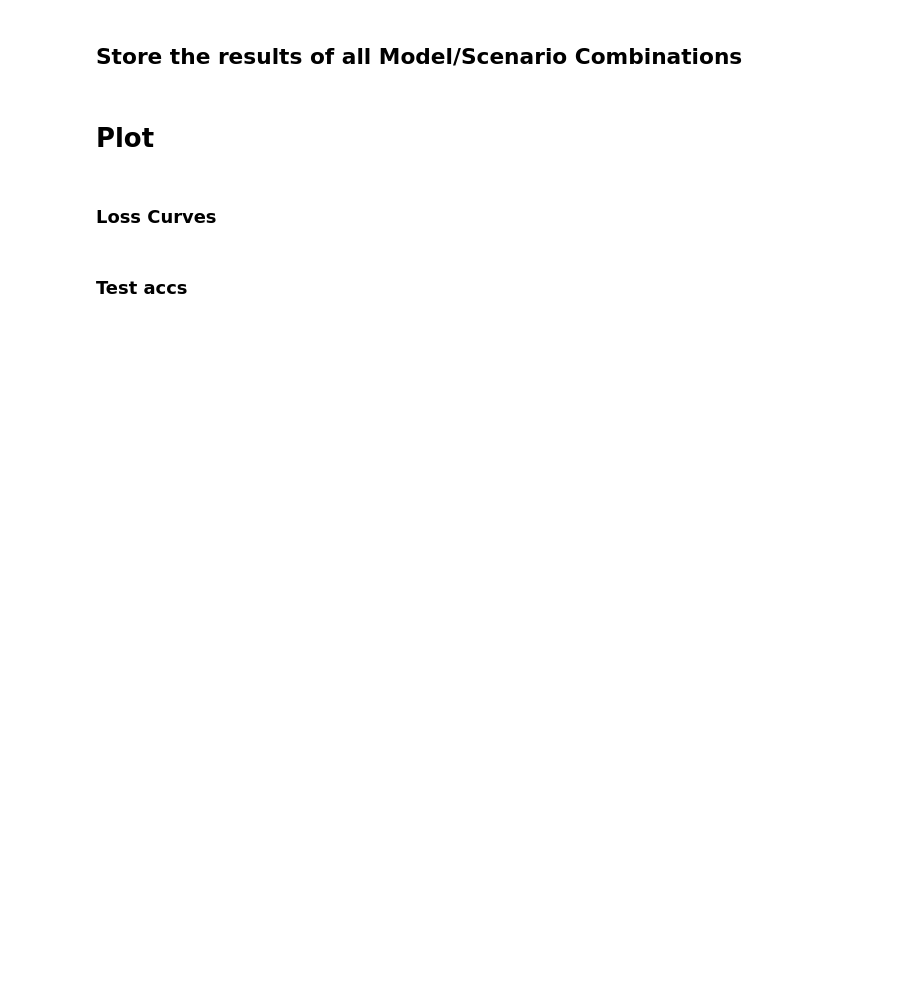
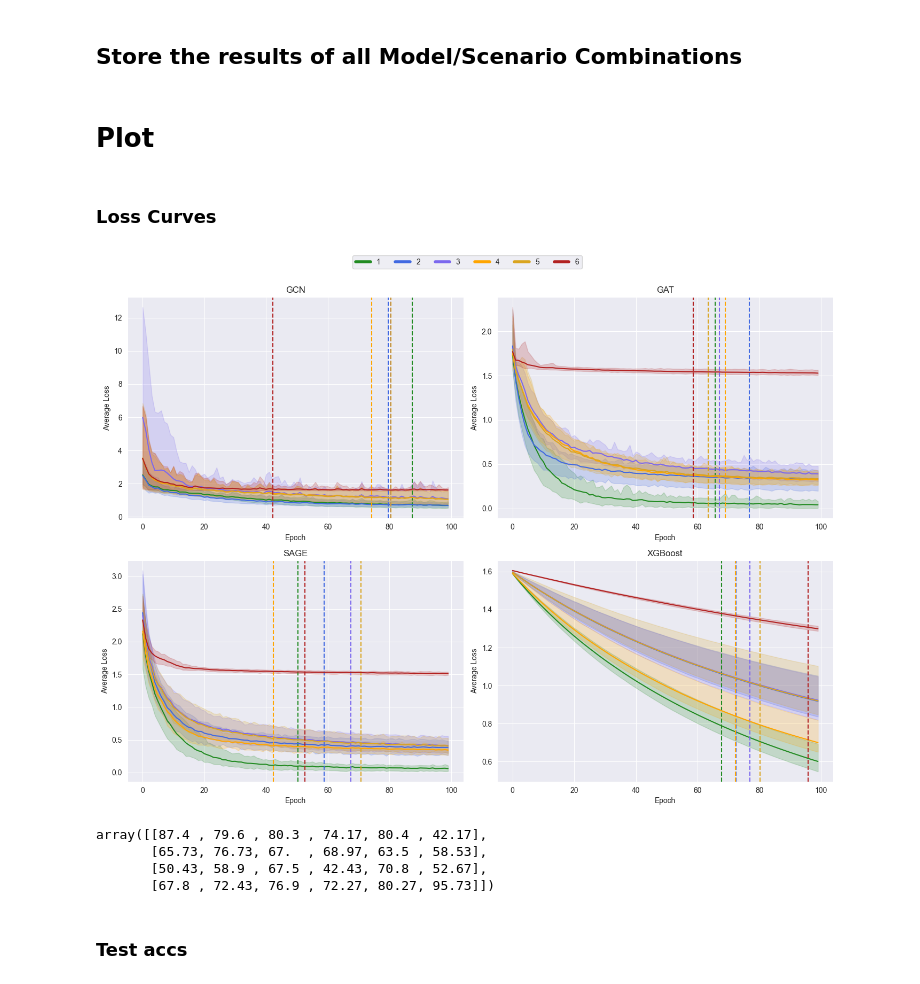
Before and after one commit to FisnikZogaj/MA, a Jupyter notebook: eval.ipynb, the cells around one changed output. Drawn from its saved outputs; the diff is of its cells as text; code cells hidden in the pictures; blank space fills up the shorter version.

```diff
--- a/eval.ipynb
+++ b/eval.ipynb
@@ -7,13 +9,13 @@ import seaborn as sns
 # %%
 def get_ordered_subdirectories(directory):
     entries = os.listdir(directory)
-    subdirs = [os.path.join(directory, entry) for entry in entries if os.path.isdir(os.path.join(directory, entry))]
+    subdirs = [os.path.join(directory, entry)
+               for entry in entries if os.path.isdir(os.path.join(directory, entry))]
     subdirs.sort()
-
     return subdirs
 
 base = os.path.join(os.getcwd(),"ExperimentLogs")
 ordered_subdirs = get_ordered_subdirectories(base)
-last_exp = ordered_subdirs[-2] # Acces latest experiment run
+last_exp = ordered_subdirs[0] # Acces latest experiment run
 print(last_exp)
 # %% [output]
@@ -61,3 +80,8 @@ res_sage_perfect = load_all_pickles(last_exp, "SAGE", "perfect")
+# %%
+package = np.array([[gcn_perfect, gcn_com, gcn_com_h, gcn_feat, gcn_feat_p, gcn_noise],
+           [gat_perfect, gat_com, gat_com_h ,gat_feat, gat_feat_p, gat_noise],
+           [sage_perfect, sage_com, sage_com_h, sage_feat, sage_feat_p, sage_noise],
+           [XG_perfect, XG_com, XG_com_h ,XG_feat, XG_feat_p, XG_noise]])
 # %% [markdown]
 # Plot
 # %%
@@ -86,25 +118,47 @@ def plot_with_confidence_interval(target, color):
 # %% [markdown]
 ### Loss Curves
 # %%
-for i, model in enumerate([[res_gcn_noise, res_gcn_perfect, res_gcn_com, res_gcn_feat], #  GCN
-                           [res_gat_noise, res_gat_perfect, res_gat_com, res_gat_feat], #  GAT
-                           [res_sage_noise, res_sage_perfect, res_sage_com, res_sage_feat]]): #  SAGE
+l_o_a = "loss_track"
+#l_o_a = "val_acc_track"
 
-    labels = ['noise', 'perfect', "community relevant", "cluster relevant"]
-    colors = ['blue', 'orange', 'green', "red"]
+arch = ["GCN", "GAT", "SAGE", "XGBoost"]
+fig, axes = plt.subplots(2, 2, figsize=(14, 10))
+axes = axes.flatten()
+
+early_stops = np.zeros((4, 6))
+
+#labels = ['perfect', "c_rel", "c_rel_h", "f_rel", "f_rel_p", "noise"]
+labels = np.arange(6) + 1
+colors = ["forestgreen", "royalblue", "mediumslateblue", "orange", "goldenrod", "firebrick"]
 
 
-    plt.figure()
-    for target, label, color in zip(model, labels, colors):
-        plot_with_confidence_interval(target, color)
-        plt.plot([], [], color=color, label=label)
+for i, (model, ax) in enumerate(zip(package, axes)):
+    for j, (target, label, color) in enumerate(zip(model, labels, colors)):
+        early_stops[i, j] = plot_with_confidence_interval(target, color, key=l_o_a, empirical_CI=True, ax=ax)
+        ax.plot([], [], color=color, label=label)  # Adding to legend
 
+    ax.set_xlabel('Epoch')
+    if l_o_a == "loss_track":
+        ax.set_ylabel('Average Loss')
+    else:
+        ax.set_ylabel('Average Validation Accuracy')
 
-    plt.xlabel('Epoch')
-    plt.ylabel('Average Loss at Epoch')
-    plt.title(i)
-    plt.legend(loc='upper right')
-    plt.show()
+    ax.set_title(f'{arch[i]}')
+
+handles = [Line2D([0], [0], color=color, lw=4) for color in colors]
+fig.legend(handles, labels, loc='upper center', ncol=len(labels), bbox_to_anchor=(0.5, 1.05), fontsize='medium')
+
+plt.tight_layout()
+plt.show()
+# %% [output]
+[figure, added]
+# %%
+np.round(early_stops,2)
+# %% [output]
+array([[87.4 , 79.6 , 80.3 , 74.17, 80.4 , 42.17],
+       [65.73, 76.73, 67.  , 68.97, 63.5 , 58.53],
+       [50.43, 58.9 , 67.5 , 42.43, 70.8 , 52.67],
+       [67.8 , 72.43, 76.9 , 72.27, 80.27, 95.73]])
 # %% [markdown]
 ### Test accs
 # %%
```
Also changed, not shown: parts of 16 cells of this notebook, 6 other files.
